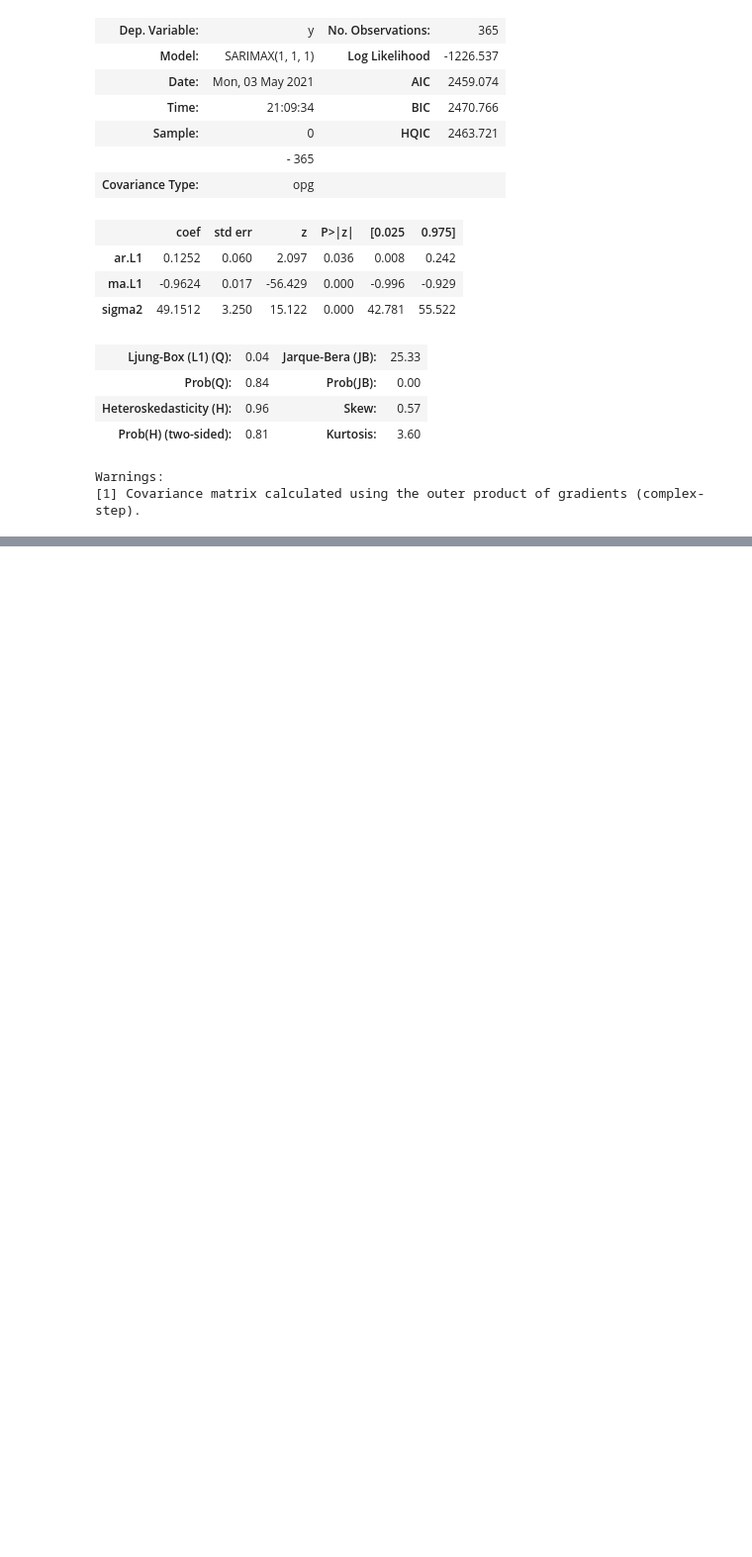
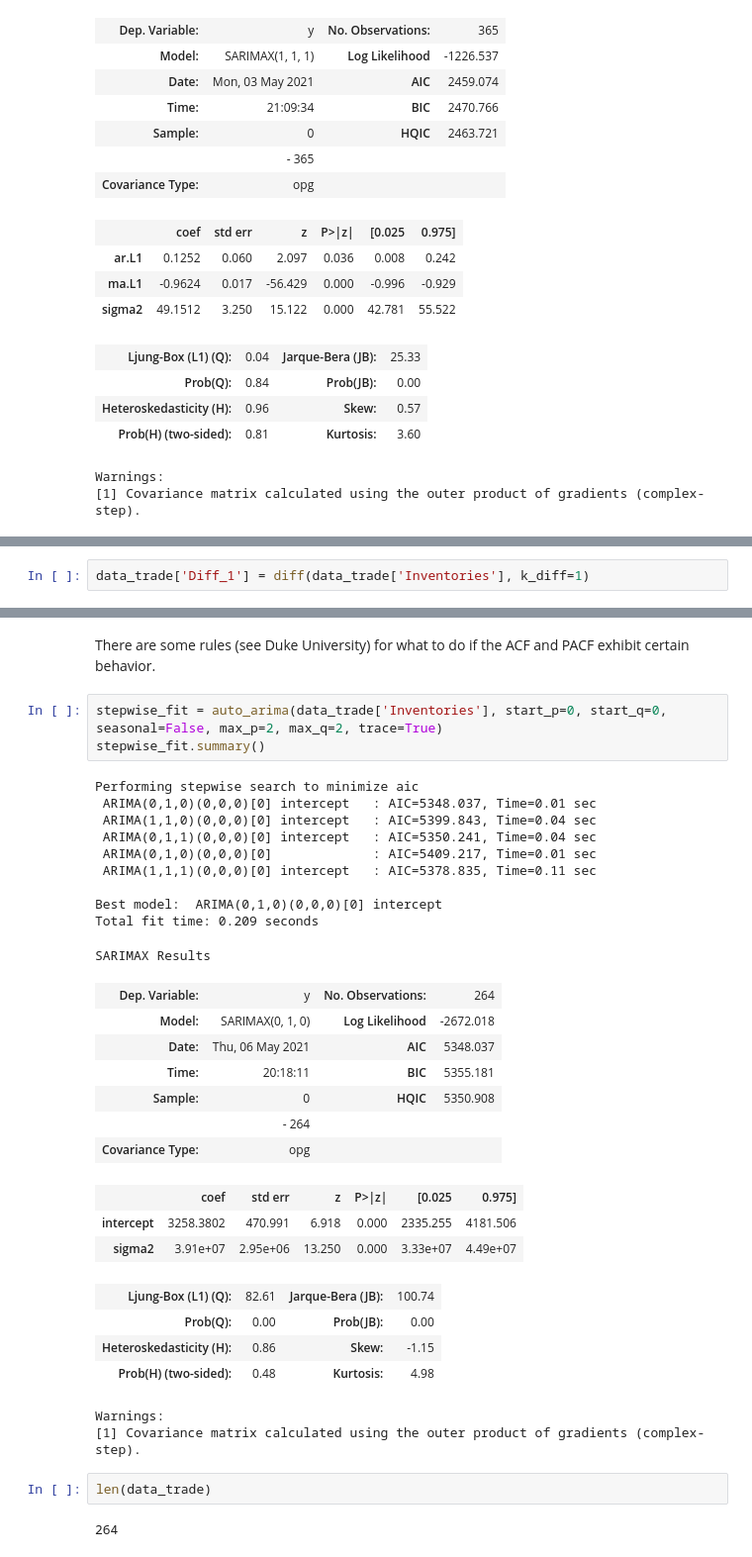
Before and after one commit to kromerh/coincaster, a Jupyter notebook: 04.Analysis/07 ARIMA.ipynb, the cells around one changed output, grey strips where cells are left out. Shown: that part at 99% size. Cells and saved outputs as stored; diff of their text form; blank space fills up the shorter version.

```diff
--- a/04.Analysis/07 ARIMA.ipynb
+++ b/04.Analysis/07 ARIMA.ipynb
@@ -279,0 +506,2 @@ Warnings:
+# %%
+data_trade['Diff_1'] = diff(data_trade['Inventories'], k_diff=1)
@@ -279,0 +532,36 @@ Warnings:
+# %% [markdown]
+There are some rules (see Duke University) for what to do if the ACF and PACF exhibit certain behavior.
+# %%
+stepwise_fit = auto_arima(data_trade['Inventories'], start_p=0, start_q=0, seasonal=False, max_p=2, max_q=2, trace=True)
+stepwise_fit.summary()
+# %% [output]
+Performing stepwise search to minimize aic
+ ARIMA(0,1,0)(0,0,0)[0] intercept   : AIC=5348.037, Time=0.01 sec
+ ARIMA(1,1,0)(0,0,0)[0] intercept   : AIC=5399.843, Time=0.04 sec
+ ARIMA(0,1,1)(0,0,0)[0] intercept   : AIC=5350.241, Time=0.04 sec
+ ARIMA(0,1,0)(0,0,0)[0]             : AIC=5409.217, Time=0.01 sec
+ ARIMA(1,1,1)(0,0,0)[0] intercept   : AIC=5378.835, Time=0.11 sec
+
+Best model:  ARIMA(0,1,0)(0,0,0)[0] intercept
+Total fit time: 0.209 seconds
+SARIMAX Results
+| Dep. Variable: | y | No. Observations: | 264 |
+| Model: | SARIMAX(0, 1, 0) | Log Likelihood | -2672.018 |
+| Date: | Thu, 06 May 2021 | AIC | 5348.037 |
+| Time: | 20:18:11 | BIC | 5355.181 |
+| Sample: | 0 | HQIC | 5350.908 |
+|  | - 264 |  |  |
+| Covariance Type: | opg |  |  |
+|  | coef | std err | z | P>|z| | [0.025 | 0.975] |
+| intercept | 3258.3802 | 470.991 | 6.918 | 0.000 | 2335.255 | 4181.506 |
+| sigma2 | 3.91e+07 | 2.95e+06 | 13.250 | 0.000 | 3.33e+07 | 4.49e+07 |
+| Ljung-Box (L1) (Q): | 82.61 | Jarque-Bera (JB): | 100.74 |
+| Prob(Q): | 0.00 | Prob(JB): | 0.00 |
+| Heteroskedasticity (H): | 0.86 | Skew: | -1.15 |
+| Prob(H) (two-sided): | 0.48 | Kurtosis: | 4.98 |
+Warnings:
+[1] Covariance matrix calculated using the outer product of gradients (complex-step).
+# %%
+len(data_trade)
+# %% [output]
+264
```
Also changed, not shown: parts of 47 cells of this notebook, 2 other files.
